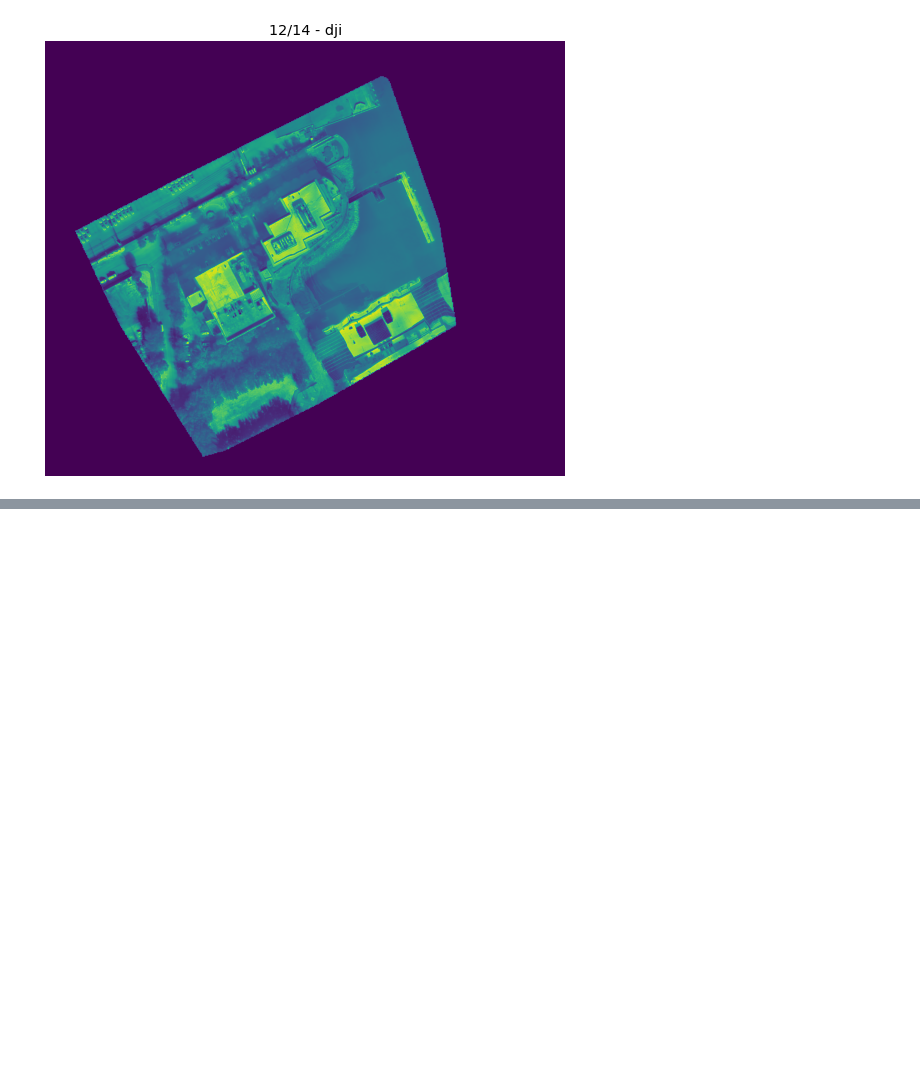
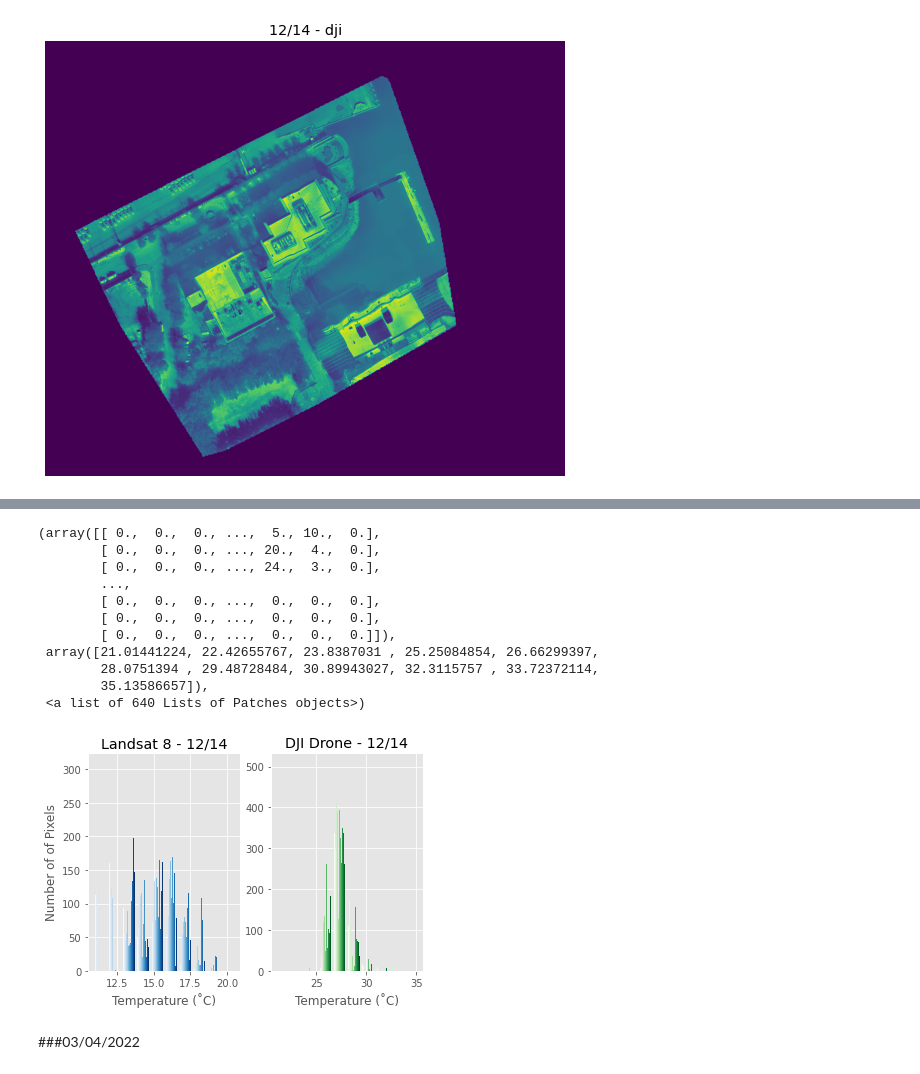
Before and after one commit to bksrocks/Cofc-Research, a Jupyter notebook: Tests.ipynb, the cells around one changed output, grey strips where cells are left out. Cells and saved outputs as stored; diff of their text form; code cells hidden in the pictures; blank space fills up the shorter version.

```diff
--- a/Tests.ipynb
+++ b/Tests.ipynb
@@ -377,0 +533,26 @@ plt.show()
+# %%
+plt.subplot(1, 2, 1)
+plt.xlabel("Temperature (˚C)")
+plt.ylabel("Number of of Pixels")
+plt.title("Landsat 8 - 12/14")
+plt.hist(lsat_12_14[i:i+512, j:j+640], color=mcp.gen_color(cmap="Blues", n=lsat_12_14[i:i+512, j:j+640].shape[1]))
+
+plt.subplot(1, 2, 2)
+plt.xlabel("Temperature (˚C)")
+plt.title("DJI Drone - 12/14")
+plt.hist(dji_12_14, color=mcp.gen_color(cmap="Greens", n=dji_12_14.shape[1]))
+# %% [output]
+(array([[ 0.,  0.,  0., ...,  5., 10.,  0.],
+        [ 0.,  0.,  0., ..., 20.,  4.,  0.],
+        [ 0.,  0.,  0., ..., 24.,  3.,  0.],
+        ...,
+        [ 0.,  0.,  0., ...,  0.,  0.,  0.],
+        [ 0.,  0.,  0., ...,  0.,  0.,  0.],
+        [ 0.,  0.,  0., ...,  0.,  0.,  0.]]),
+ array([21.01441224, 22.42655767, 23.8387031 , 25.25084854, 26.66299397,
+        28.0751394 , 29.48728484, 30.89943027, 32.3115757 , 33.72372114,
+        35.13586657]),
+ <a list of 640 Lists of Patches objects>)
+[figure, added]
+# %% [markdown]
+###03/04/2022
```
Also changed, not shown: parts of 30 cells of this notebook, 2 other files.
